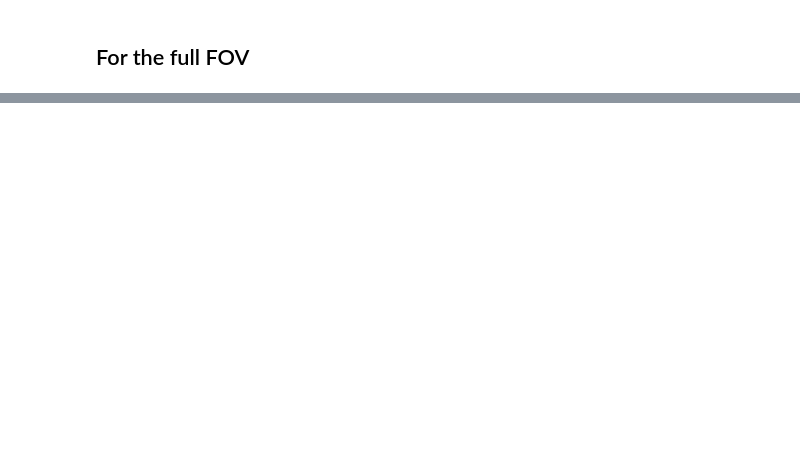
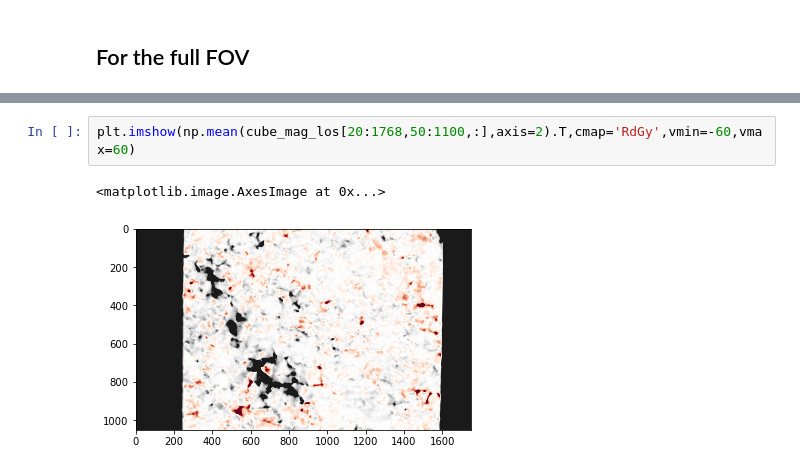
Before and after one commit to souvikita/CBP_spicule_mag, a Jupyter notebook: Population_density.ipynb, the cells around one changed output, grey strips where cells are left out. Cells and saved outputs as stored; diff of their text form; blank space fills up the shorter version.

```diff
--- a/Population_density.ipynb
+++ b/Population_density.ipynb
@@ -315,0 +336,5 @@ plt.show()
+# %%
+plt.imshow(np.mean(cube_mag_los[20:1768,50:1100,:],axis=2).T,cmap='RdGy',vmin=-60,vmax=60)
+# %% [output]
+<matplotlib.image.AxesImage at 0x...>
+[figure, added]
```
Also changed, not shown: parts of 6 cells of this notebook.
